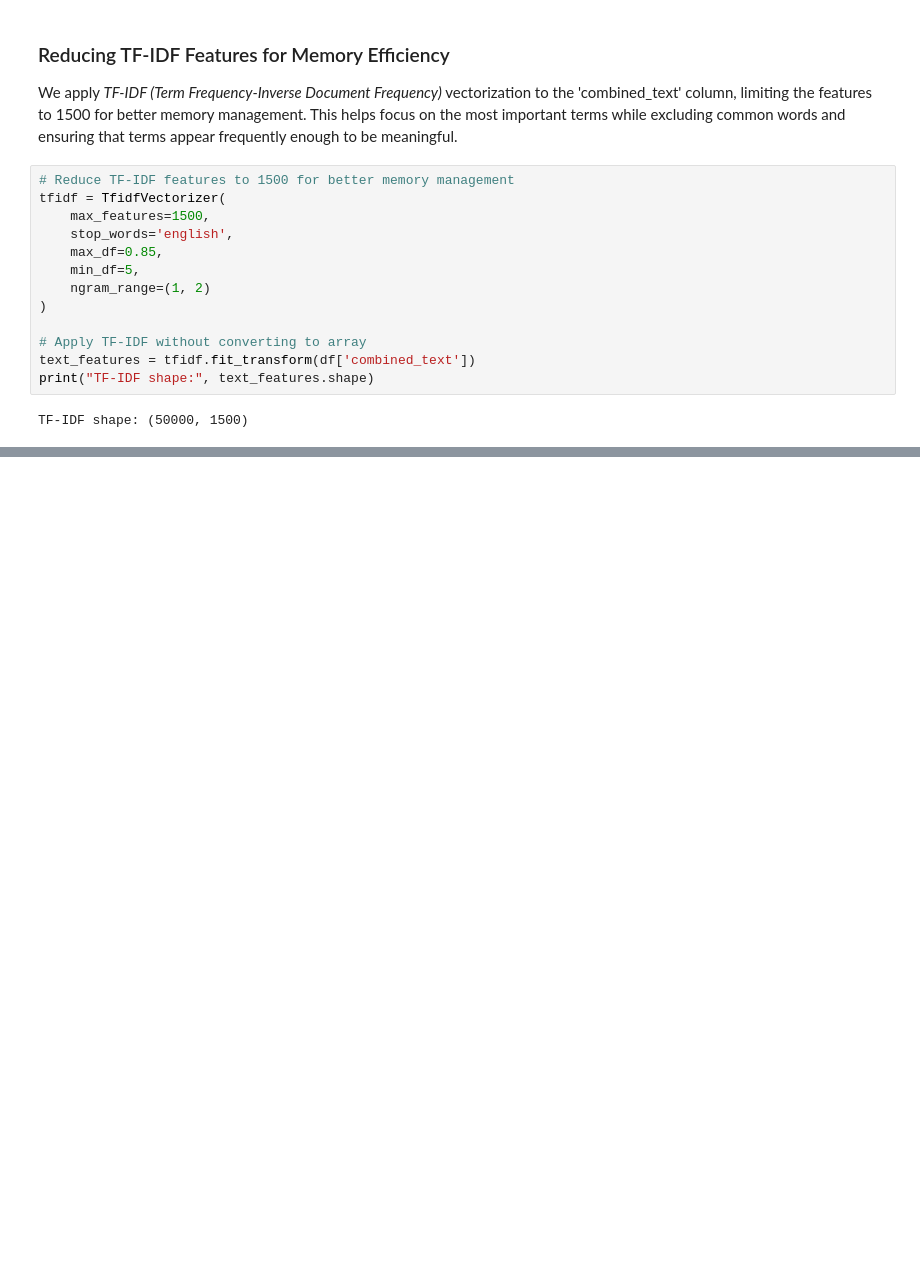
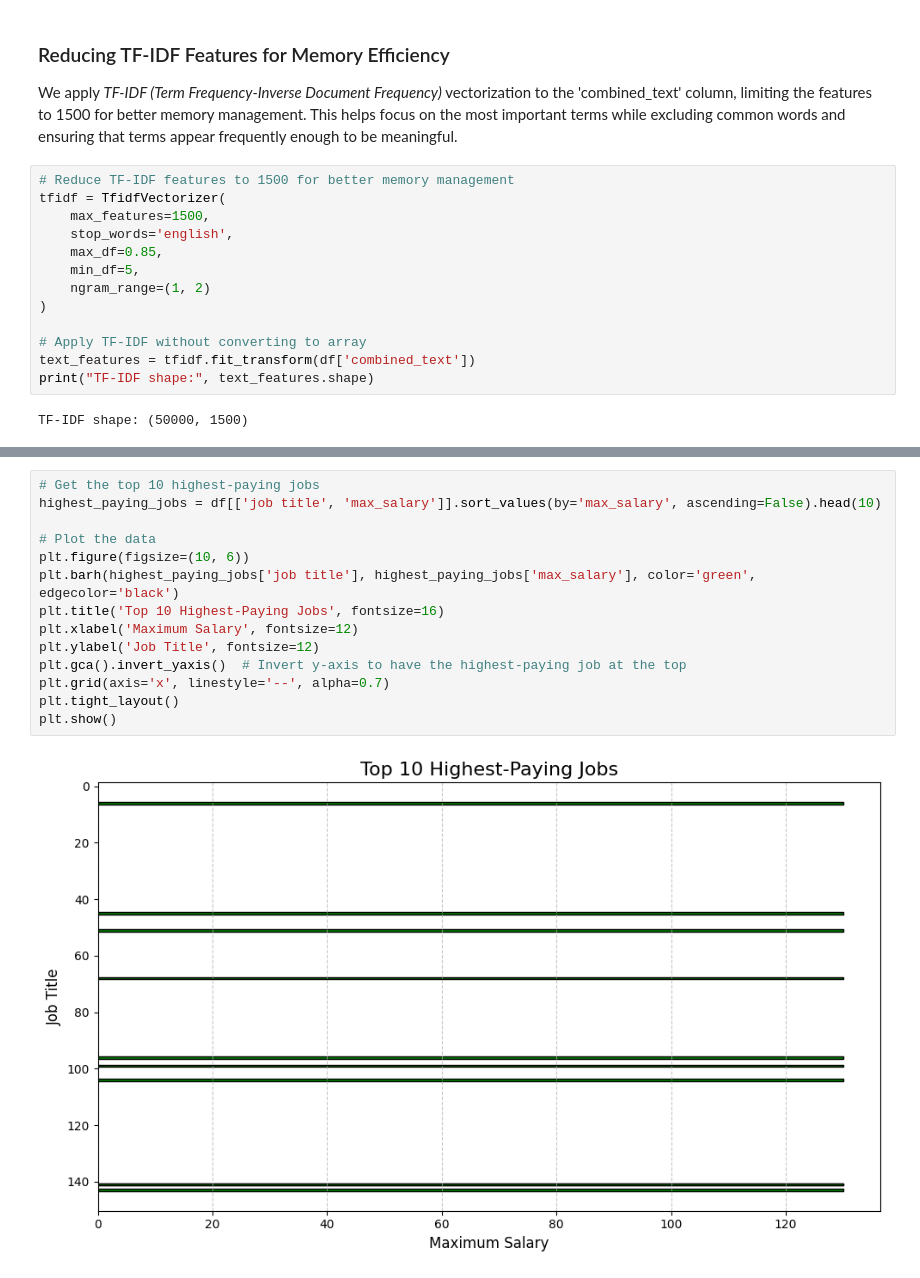
Before and after one commit to vkigen/dsc-phase4-project-group5, a Jupyter notebook: index.ipynb, the cells around one changed output, grey strips where cells are left out. Cells and saved outputs as stored; diff of their text form; blank space fills up the shorter version.

```diff
--- a/index.ipynb
+++ b/index.ipynb
@@ -377,0 +435,16 @@ plt.show()
+# %%
+# Get the top 10 highest-paying jobs
+highest_paying_jobs = df[['job title', 'max_salary']].sort_values(by='max_salary', ascending=False).head(10)
+
+# Plot the data
+plt.figure(figsize=(10, 6))
+plt.barh(highest_paying_jobs['job title'], highest_paying_jobs['max_salary'], color='green', edgecolor='black')
+plt.title('Top 10 Highest-Paying Jobs', fontsize=16)
+plt.xlabel('Maximum Salary', fontsize=12)
+plt.ylabel('Job Title', fontsize=12)
+plt.gca().invert_yaxis()  # Invert y-axis to have the highest-paying job at the top
+plt.grid(axis='x', linestyle='--', alpha=0.7)
+plt.tight_layout()
+plt.show()
+# %% [output]
+[figure, added]
```
Also changed, not shown: parts of 12 cells of this notebook, 3 other files.
